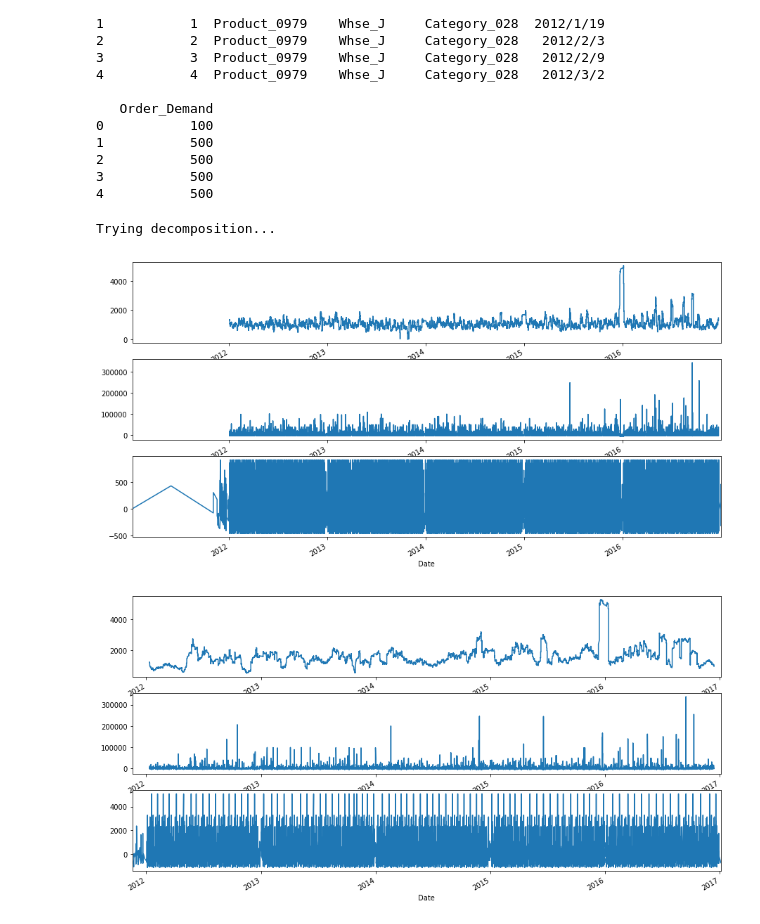
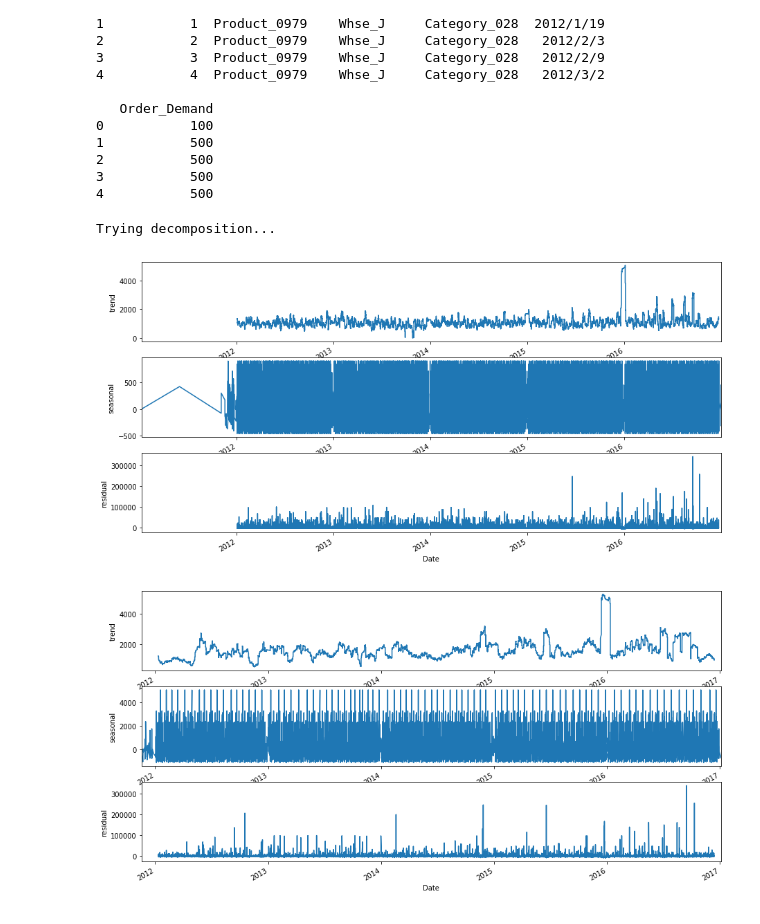
Before and after one commit to telenovelachuan/worldwide_products, a Jupyter notebook: notebooks/3_time_series_modeling_decomposition.ipynb, the cells around one changed output. Drawn from its saved outputs; the diff is of its cells as text; code cells hidden in the pictures.

```diff
--- a/notebooks/3_time_series_modeling_decomposition.ipynb
+++ b/notebooks/3_time_series_modeling_decomposition.ipynb
@@ -42,33 +42,36 @@ Loading libraries, processed dataset and self implemented functions
 # %%
 print "Trying decomposition..."
 def decompose_attr_value(attr, attr_value, basis='daily'):
     df = processed[processed[attr] == attr_value]
     df['Date'] = pd.to_datetime(df['Date'])
     df = df.sort_values(by=['Date']).dropna()
     df = df.set_index('Date')
     data = df['Order_Demand']
     dates = []
 
     if basis == 'monthly':
         data, dates = agg_attrs_by_month({attr: attr_value}, return_raw=True)
         decomposed = sm.tsa.seasonal_decompose(data)
     else:
         decomposed = sm.tsa.seasonal_decompose(data, freq=360)
 
     fig, (ax1, ax2, ax3) = plt.subplots(3, 1, figsize=(15, 8))
     decomposed.trend.plot(ax=ax1)
-    decomposed.resid.plot(ax=ax2)
-    decomposed.seasonal.plot(ax=ax3)
+    decomposed.seasonal.plot(ax=ax2)
+    decomposed.resid.plot(ax=ax3)
+    ax1.set_ylabel('trend')
+    ax2.set_ylabel('seasonal')
+    ax3.set_ylabel('residual')
     # plt.title("decomposition of {}".format(attr_value))
     plt.show()
 
 
 decompose_attr_value('Warehouse', 'Whse_A')
 decompose_attr_value('Product_Category', 'Category_028')
 # %% [output]
 Trying decomposition...
-[figure, old version]
+[figure, new version]
-[figure, old version]
+[figure, new version]
 # %%
 print "decomposing product Product_0606 on daily basis"
 decompose_attr_value('Product_Code', 'Product_0606')
```
Also changed, not shown: parts of 4 cells of this notebook, 3 other files.
